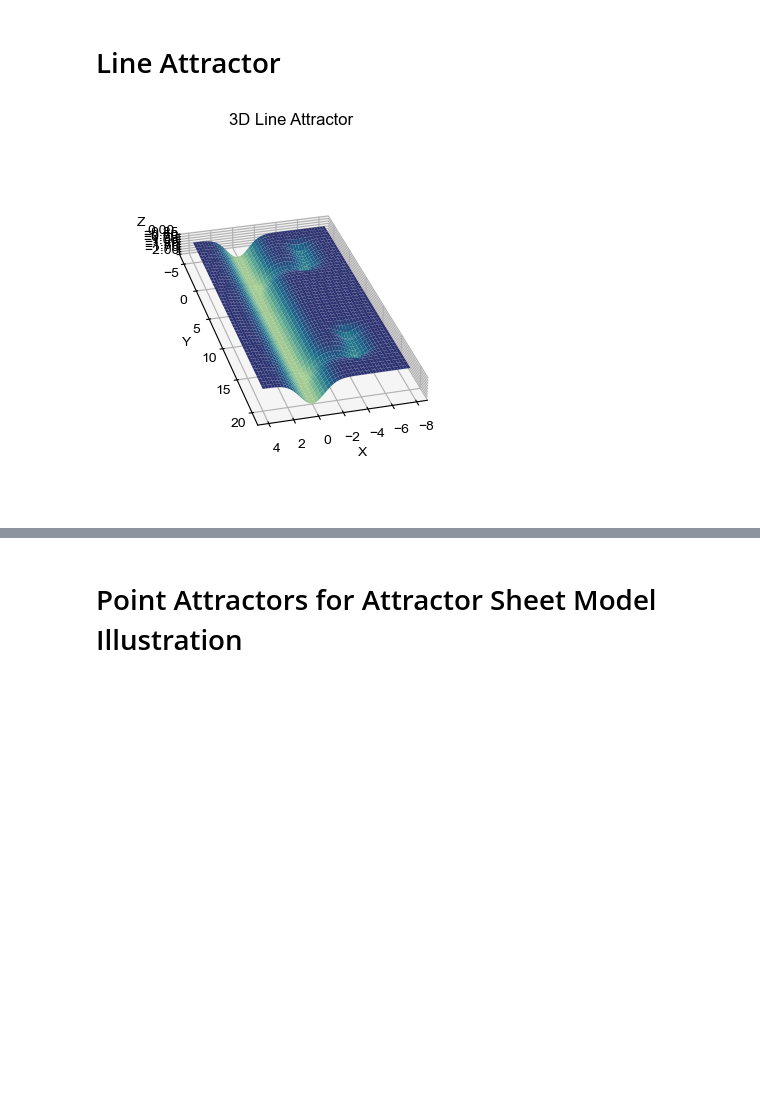
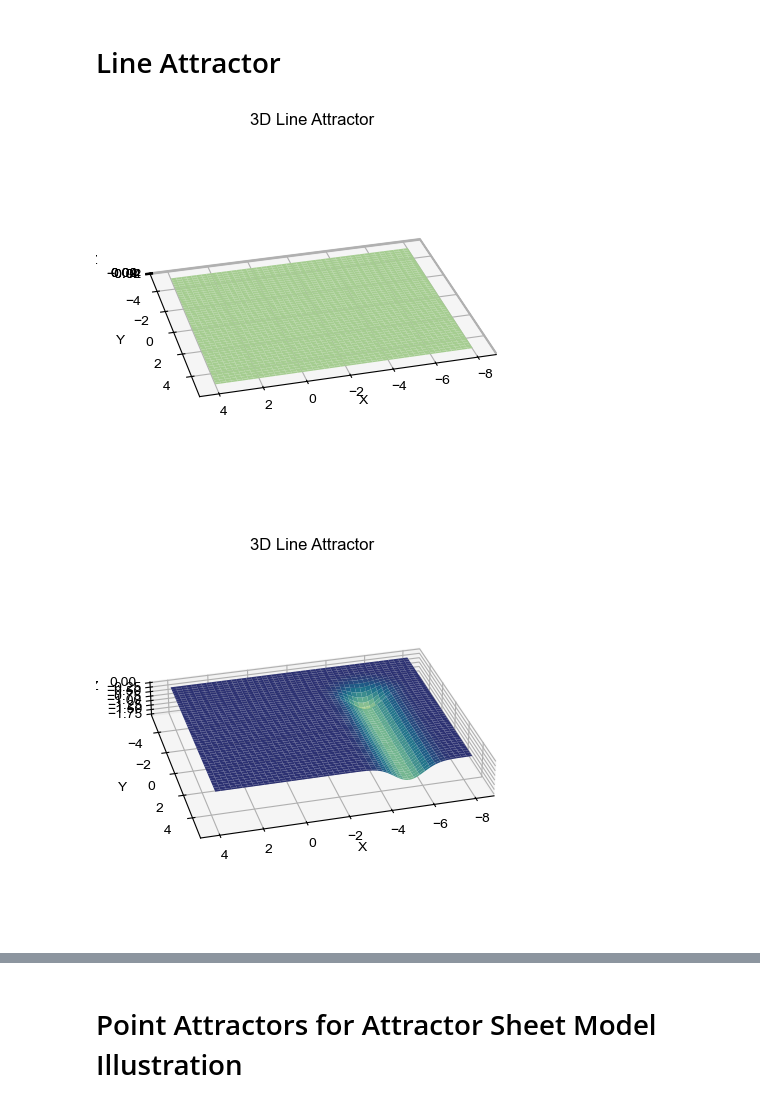
Before and after one commit to YAO-Shuyang/PlotFigures, a Jupyter notebook: NodeFigures/Fig0844 - Manifold of Initialization.ipynb, the cells around one changed output, grey strips where cells are left out. Drawn from its saved outputs; the diff is of its cells as text; code cells hidden in the pictures; blank space fills up the shorter version.

```diff
--- a/NodeFigures/Fig0844 - Manifold of Initialization.ipynb
+++ b/NodeFigures/Fig0844 - Manifold of Initialization.ipynb
@@ -1606,6 +160,26 @@ def line_func(x, y):
     z = -np.exp(-x**2 / (2 * 1**2))*2
 
     return z
+# Create a meshgrid for the surface
+x, y = np.meshgrid(np.linspace(-8, 4, 1201), np.linspace(-5, 5, 1001))
+z = np.zeros_like(x)
+
+# Plotting the surface
+fig = plt.figure()
+ax = fig.add_subplot(111, projection='3d')
+ax.plot_surface(x, y, z, cmap=sns.color_palette("crest", as_cmap=True))
+
+# Labels
+ax.set_xlabel('X')
+ax.set_ylabel('Y')
+ax.set_zlabel('Z')
+ax.set_aspect("equal")
+ax.set_title('3D Line Attractor')
+ax.view_init(elev=30, azim=75)
+plt.savefig(join(loc, "Illustration Figure - Flatten Landscape.png"), dpi=600)
+plt.savefig(join(loc, "Illustration Figure - Flatten Landscape.svg"), dpi=600)
+plt.show()
+
 """
 # Create a meshgrid for the surface
 x, y = np.meshgrid(np.linspace(-8, 4, 1201), np.linspace(-5, 5, 1001))
@@ -1626,7 +200,8 @@ ax.view_init(elev=30, azim=75)
 plt.savefig(join(loc, "Illustration Figure - Retrieval Line Attractor.png"), dpi=600)
 plt.savefig(join(loc, "Illustration Figure - Retrieval Line Attractor.svg"), dpi=600)
 plt.show()
-
+"""
+"""
 def line_func2(x, y):
     # Gaussian function along x
     z = -np.exp(-x**2 / (2 * 1**2))*2
@@ -1654,6 +229,31 @@ plt.savefig(join(loc, "Illustration Figure - Retrieval Line Attractor (Retrieval
 plt.savefig(join(loc, "Illustration Figure - Retrieval Line Attractor (Retrieval with learning).svg"), dpi=600)
 plt.show()
 """
+def line_func22(x, y):
+    # Gaussian function along x
+
+    z[y>=-2] -= np.exp(-(x[y>=-2]+5)**2 / (1 * 1**2))*0.8
+    z[y<=-2] -= np.exp(-(x[y<=-2]+5)**2 / (1 * 1**2))*np.exp(-(y[y<=-2]+2)**2 / (1 * 1**2))
+    return z
+
+x, y = np.meshgrid(np.linspace(-8, 4, 1201), np.linspace(-5, 5, 1001))
+z = line_func22(x, y)
+
+# Plotting the surface
+fig = plt.figure()
+ax = fig.add_subplot(111, projection='3d')
+ax.plot_surface(x, y, z, cmap=sns.color_palette("crest", as_cmap=True))
+
+# Labels
+ax.set_xlabel('X')
+ax.set_ylabel('Y')
+ax.set_zlabel('Z')
+ax.set_aspect("equal")
+ax.set_title('3D Line Attractor')
+ax.view_init(elev=30, azim=75)
+plt.savefig(join(loc, "Illustration Figure - Retrieval Line Attractor (Retrieval with learning2).png"), dpi=600)
+plt.savefig(join(loc, "Illustration Figure - Retrieval Line Attractor (Retrieval with learning2).svg"), dpi=600)
+plt.show()
 """
 def line_func3(x,y):
     z = -np.exp(-x**2 / (2 * 1**2))*2
@@ -1895,31 +495,32 @@ def line_func9(x,y):
     z[idx2] -= np.exp(-(x[idx2]+5)**2 / (1 * 1**2))*0.5 * np.exp(-(y[idx2]-16)**2 / (1 * 1**2))
 
     idx3 = np.where((x>=-5)&(x<=0))
     z[idx3] -= np.exp(-(y[idx3]-1)**2 / (1 * 1**2))*0.4
 
     idx3 = np.where((x>=-5)&(x<=0))
     z[idx3] -= np.exp(-(y[idx3]-16)**2 / (1 * 1**2))*0.4
     z = np.clip(z, vmin, None)
     return z
 
 
 x, y = np.meshgrid(np.linspace(-8, 4, 1201), np.linspace(-5, 20, 2501))
 z = line_func9(x, y)
 
 # Plotting the surface
 fig = plt.figure()
 ax = fig.add_subplot(111, projection='3d')
 ax.plot_surface(x, y, z, cmap=sns.color_palette("crest", as_cmap=True))
 
 # Labels
 ax.set_xlabel('X')
 ax.set_ylabel('Y')
 ax.set_zlabel('Z')
 ax.set_aspect("equal")
 ax.set_title('3D Line Attractor')
 ax.view_init(elev=30, azim=75)
 plt.savefig(join(loc, "Illustration Figure - Retrieval Line Attractor9.png"), dpi=600)
 plt.savefig(join(loc, "Illustration Figure - Retrieval Line Attractor9.svg"), dpi=600)
 plt.show()
 # %% [output]
-[figure, old version]
+[figure, new version]
+[figure, added]
```
Also changed, not shown: parts of 17 cells of this notebook, 19 other files.
